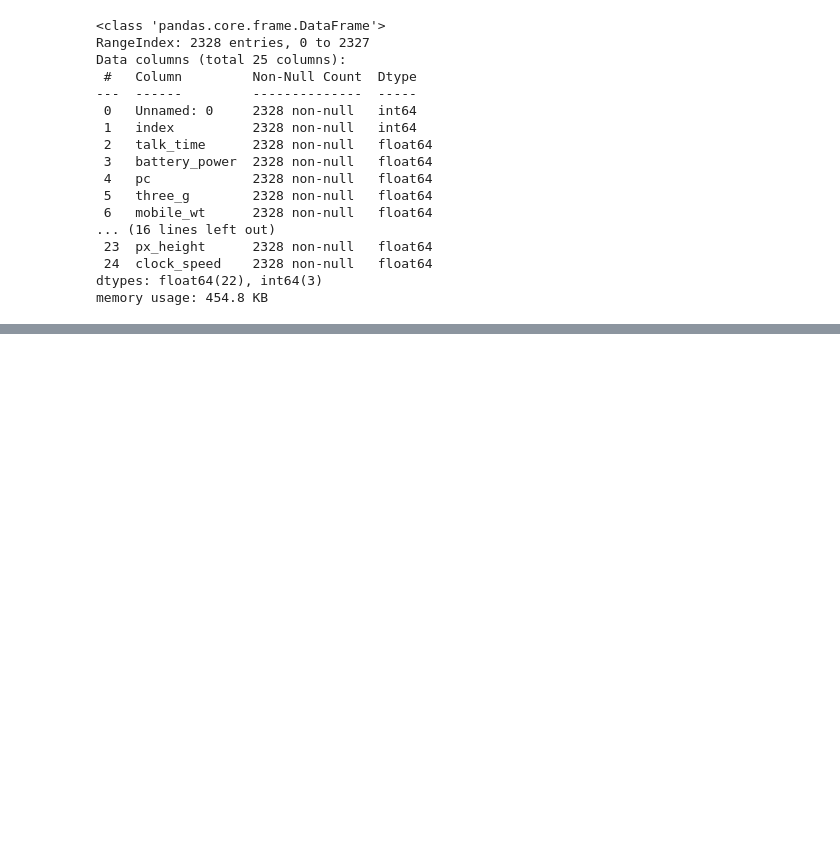
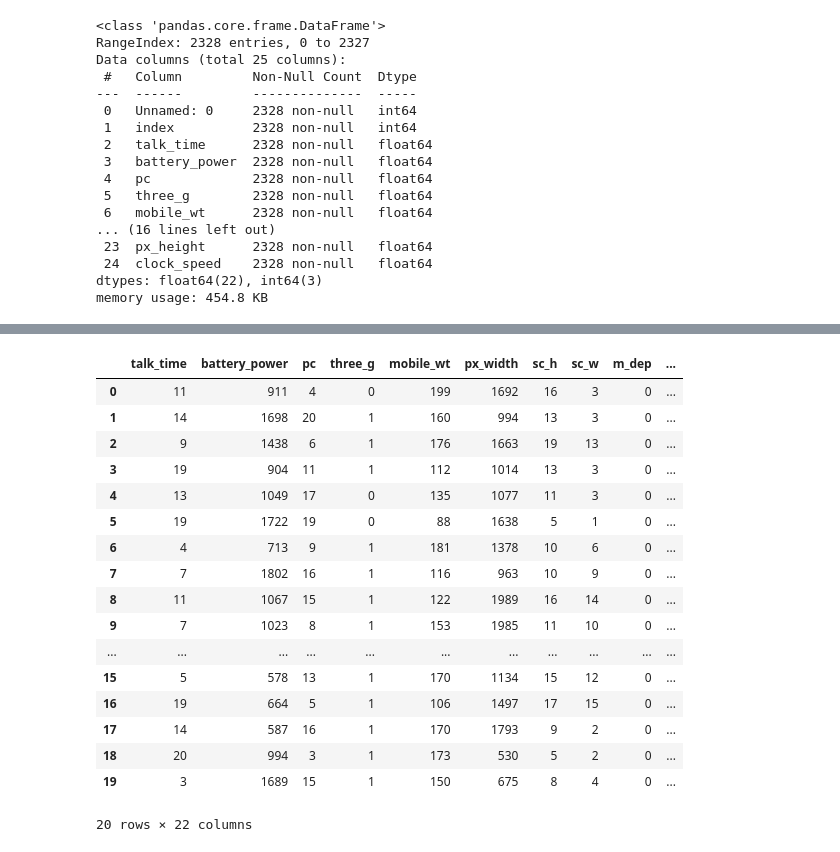
Before and after one commit to ingHFrancoO/DataScienceWork1, a Jupyter notebook: notebooks/2-readmite_data_explorer.ipynb, the cells around one changed output, grey strips where cells are left out. Saved outputs shown, nothing was run; the diff lists cells and outputs as text; code cells hidden in the pictures; blank space fills up the shorter version.

```diff
--- a/notebooks/2-explorer_analis.ipynb
+++ b/notebooks/2-readmite_data_explorer.ipynb
@@ -79,0 +115,21 @@ profile.to_file("../reports/cellPhoneDs_data_profiling_univariate_report_1.html"
+# %%
+ds.head(20)
+# %% [output]
+|  | talk_time | battery_power | pc | three_g | mobile_wt | px_width | sc_h | sc_w | m_dep | ... |
+| 0 | 11 | 911 | 4 | 0 | 199 | 1692 | 16 | 3 | 0 | ... |
+| 1 | 14 | 1698 | 20 | 1 | 160 | 994 | 13 | 3 | 0 | ... |
+| 2 | 9 | 1438 | 6 | 1 | 176 | 1663 | 19 | 13 | 0 | ... |
+| 3 | 19 | 904 | 11 | 1 | 112 | 1014 | 13 | 3 | 0 | ... |
+| 4 | 13 | 1049 | 17 | 0 | 135 | 1077 | 11 | 3 | 0 | ... |
+| 5 | 19 | 1722 | 19 | 0 | 88 | 1638 | 5 | 1 | 0 | ... |
+| 6 | 4 | 713 | 9 | 1 | 181 | 1378 | 10 | 6 | 0 | ... |
+| 7 | 7 | 1802 | 16 | 1 | 116 | 963 | 10 | 9 | 0 | ... |
+| 8 | 11 | 1067 | 15 | 1 | 122 | 1989 | 16 | 14 | 0 | ... |
+| 9 | 7 | 1023 | 8 | 1 | 153 | 1985 | 11 | 10 | 0 | ... |
+| ... | ... | ... | ... | ... | ... | ... | ... | ... | ... | ... |
+| 15 | 5 | 578 | 13 | 1 | 170 | 1134 | 15 | 12 | 0 | ... |
+| 16 | 19 | 664 | 5 | 1 | 106 | 1497 | 17 | 15 | 0 | ... |
+| 17 | 14 | 587 | 16 | 1 | 170 | 1793 | 9 | 2 | 0 | ... |
+| 18 | 20 | 994 | 3 | 1 | 173 | 530 | 5 | 2 | 0 | ... |
+| 19 | 3 | 1689 | 15 | 1 | 150 | 675 | 8 | 4 | 0 | ... |
+20 rows × 22 columns
```
Also changed, not shown: parts of 9 cells of this notebook, 1 other file.
